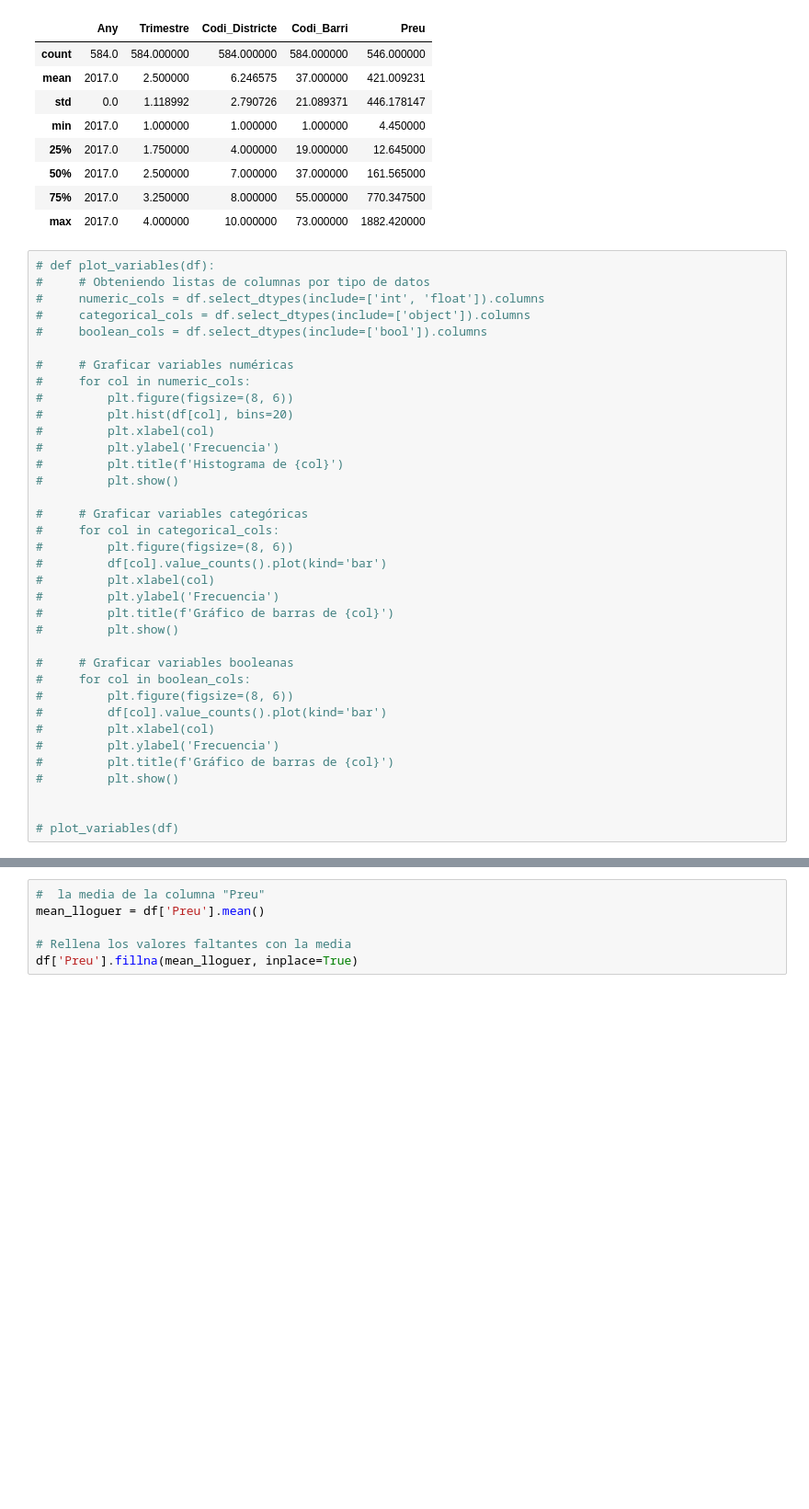
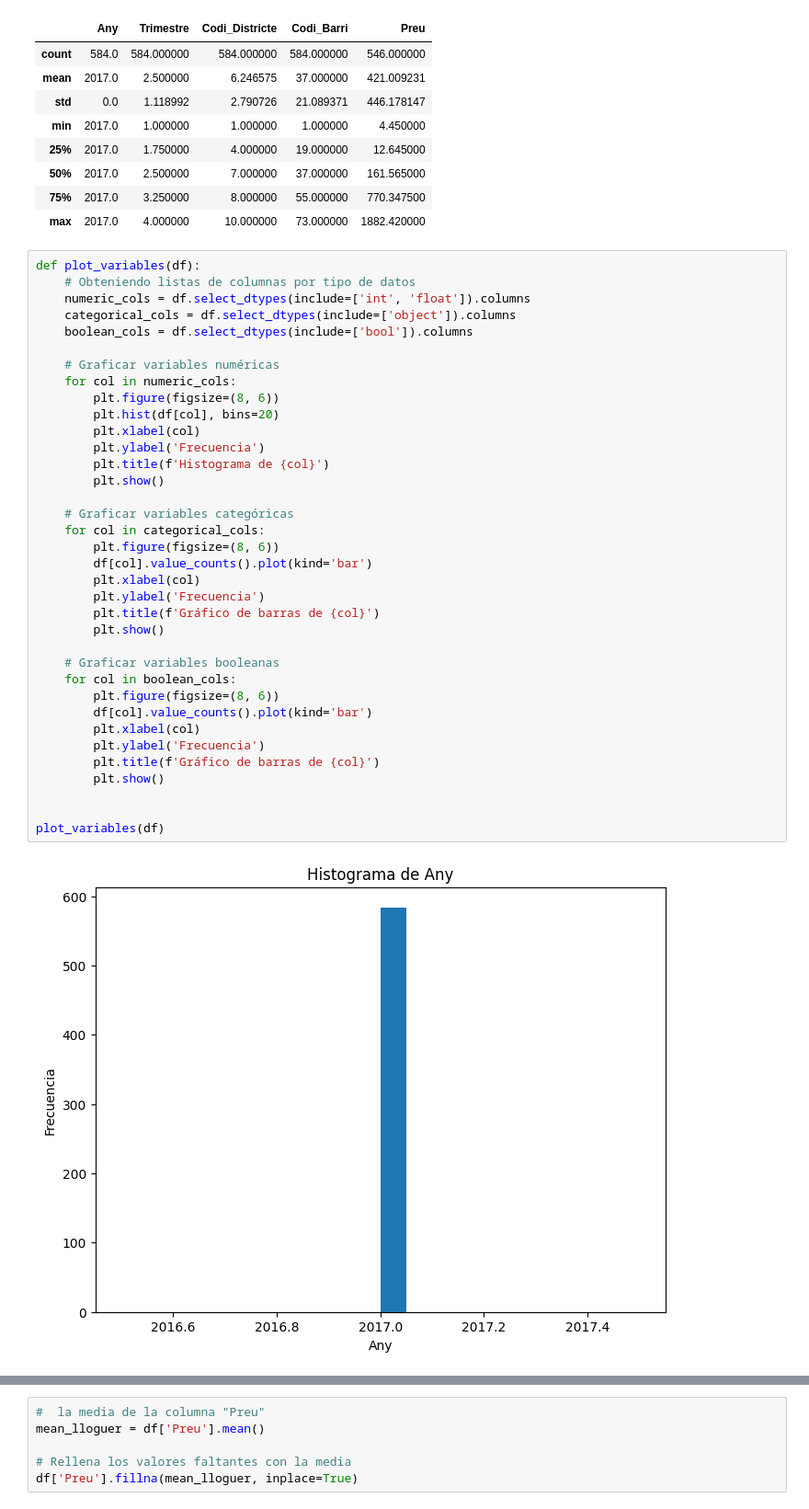
Before and after one commit to Josh1313/hackathon, a Jupyter notebook: real_state.ipynb, the cells around one changed output, grey strips where cells are left out. Shown at 92% size. Cells and saved outputs as stored; diff of their text form; blank space fills up the shorter version.

```diff
--- a/real_state.ipynb
+++ b/real_state.ipynb
@@ -39,38 +53,40 @@ memory usage: 36.6+ KB
 | 75% | 2017.0 | 3.250000 | 8.000000 | 55.000000 | 770.347500 |
 | max | 2017.0 | 4.000000 | 10.000000 | 73.000000 | 1882.420000 |
 # %%
-# def plot_variables(df):
-#     # Obteniendo listas de columnas por tipo de datos
-#     numeric_cols = df.select_dtypes(include=['int', 'float']).columns
-#     categorical_cols = df.select_dtypes(include=['object']).columns
-#     boolean_cols = df.select_dtypes(include=['bool']).columns
+def plot_variables(df):
+    # Obteniendo listas de columnas por tipo de datos
+    numeric_cols = df.select_dtypes(include=['int', 'float']).columns
+    categorical_cols = df.select_dtypes(include=['object']).columns
+    boolean_cols = df.select_dtypes(include=['bool']).columns
 
-#     # Graficar variables numéricas
-#     for col in numeric_cols:
-#         plt.figure(figsize=(8, 6))
-#         plt.hist(df[col], bins=20)
-#         plt.xlabel(col)
-#         plt.ylabel('Frecuencia')
-#         plt.title(f'Histograma de {col}')
-#         plt.show()
+    # Graficar variables numéricas
+    for col in numeric_cols:
+        plt.figure(figsize=(8, 6))
+        plt.hist(df[col], bins=20)
+        plt.xlabel(col)
+        plt.ylabel('Frecuencia')
+        plt.title(f'Histograma de {col}')
+        plt.show()
 
-#     # Graficar variables categóricas
-#     for col in categorical_cols:
-#         plt.figure(figsize=(8, 6))
-#         df[col].value_counts().plot(kind='bar')
-#         plt.xlabel(col)
-#         plt.ylabel('Frecuencia')
-#         plt.title(f'Gráfico de barras de {col}')
-#         plt.show()
+    # Graficar variables categóricas
+    for col in categorical_cols:
+        plt.figure(figsize=(8, 6))
+        df[col].value_counts().plot(kind='bar')
+        plt.xlabel(col)
+        plt.ylabel('Frecuencia')
+        plt.title(f'Gráfico de barras de {col}')
+        plt.show()
 
-#     # Graficar variables booleanas
-#     for col in boolean_cols:
-#         plt.figure(figsize=(8, 6))
-#         df[col].value_counts().plot(kind='bar')
-#         plt.xlabel(col)
-#         plt.ylabel('Frecuencia')
-#         plt.title(f'Gráfico de barras de {col}')
-#         plt.show()
+    # Graficar variables booleanas
+    for col in boolean_cols:
+        plt.figure(figsize=(8, 6))
+        df[col].value_counts().plot(kind='bar')
+        plt.xlabel(col)
+        plt.ylabel('Frecuencia')
+        plt.title(f'Gráfico de barras de {col}')
+        plt.show()
 
 
-# plot_variables(df)
+plot_variables(df)
+# %% [output]
+[figure, added]
```
Also changed, not shown: parts of 2 cells of this notebook, 3 other files.
